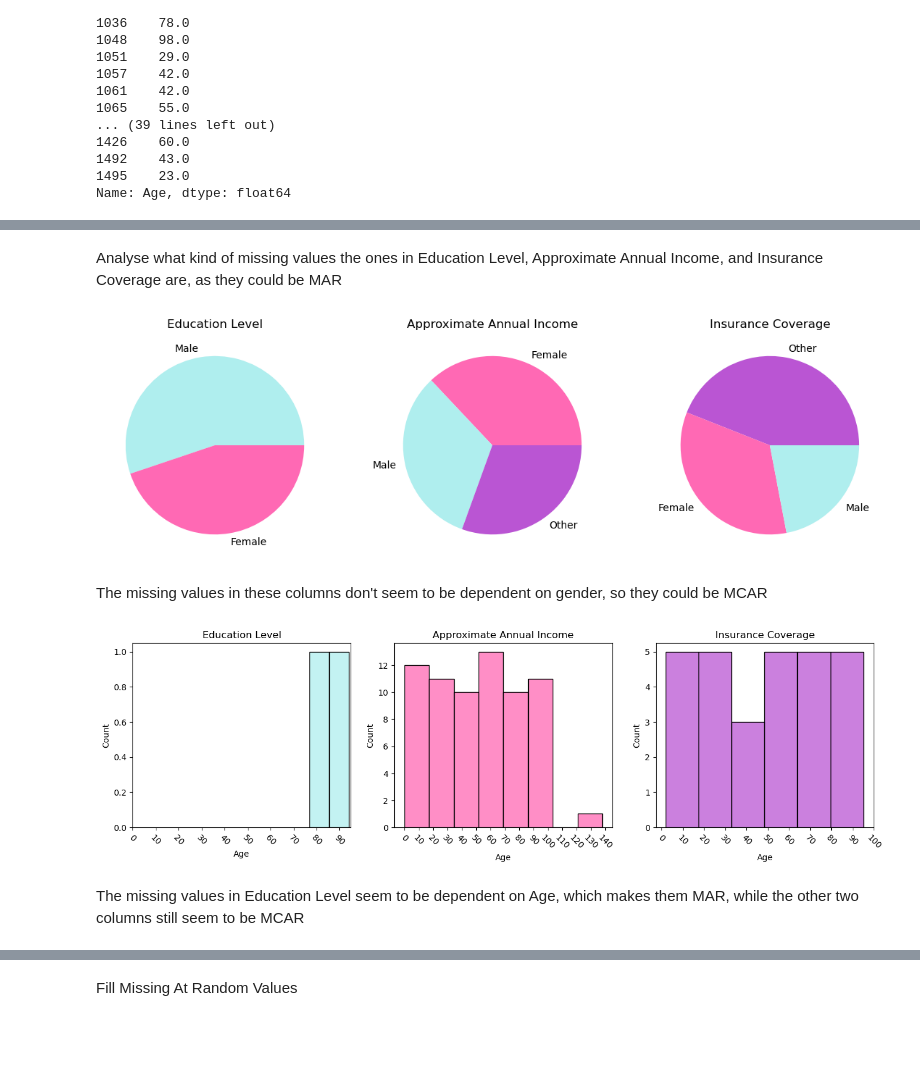
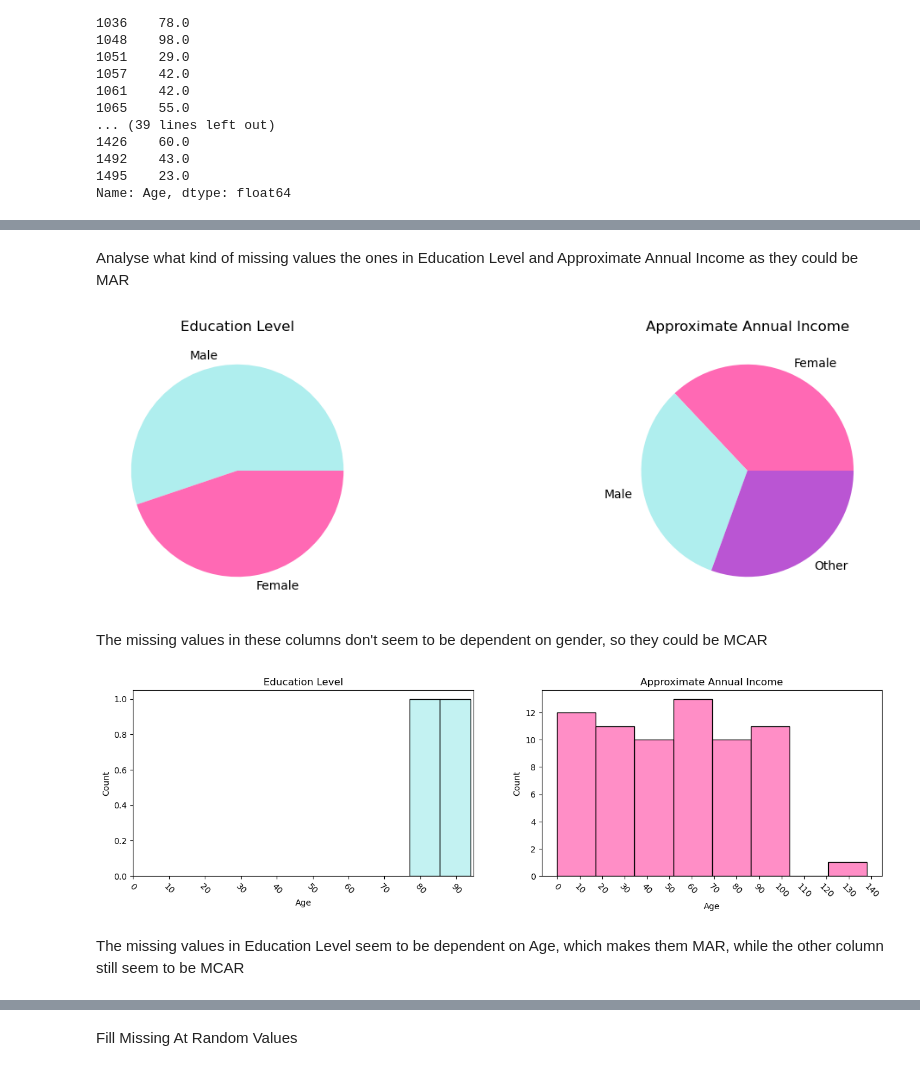
Before and after one commit to amdbsilva/pre-processing, a Jupyter notebook: projeto de datapreprocessing.ipynb, the cells around one changed output, grey strips where cells are left out. Cells and saved outputs as stored; diff of their text form; code cells hidden in the pictures; blank space fills up the shorter version.

Commit message:
missing values

```diff
--- a/projeto de datapreprocessing.ipynb
+++ b/projeto de datapreprocessing.ipynb
@@ -292,3 +274,5 @@ for patient_id in patients_with_nan_insurance_provider:
     provider = insurance_provider_of_patients.get(patient_id)
     if provider is not None:
         data.loc[patient_id, 'Insurance Provider'] = provider
+    else:
+        data.loc[patient_id, 'Insurance Provider'] = 'None'
@@ -315,2 +278,0 @@ memory usage: 1.5+ MB
-# %%
-data['Insurance Provider'] = data['Insurance Provider'].fillna('None')
@@ -336,0 +301,6 @@ memory usage: 1.5+ MB
+# %%
+patients_with_insurance_provider = data.index[~data['Insurance Provider'].isna()].unique()
+patients_rows_has_insurance_provider = data.loc[data.index.isin(patients_with_insurance_provider)]
+# %%
+for patient_id in patients_rows_has_insurance_provider.index:
+    data.loc[patient_id, 'Insurance Coverage'] = 0.0
@@ -337,30 +376,30 @@ memory usage: 1.5+ MB
 # %% [markdown]
-Analyse what kind of missing values the ones in Education Level, Approximate Annual Income, and Insurance Coverage are, as they could be MAR
+Analyse what kind of missing values the ones in Education Level and Approximate Annual Income as they could be MAR
 # %%
-na_analysis = data[['Gender', 'Education Level', 'Approximate Annual Income', 'Insurance Coverage']].fillna('Empty')
-fig, (ax1,ax2,ax3) = plt.subplots(1,3, figsize=(14,4))
+na_analysis = data[['Gender', 'Education Level', 'Approximate Annual Income']].fillna('Empty')
+fig, (ax1,ax2) = plt.subplots(1,2, figsize=(14,4))
 pie_colors = {'Male': 'paleturquoise', 'Female': 'hotpink', 'Other': 'mediumorchid'}
 
-for i in range(3):
-    ax = [ax1,ax2,ax3][i]
-    col = ['Education Level', 'Approximate Annual Income', 'Insurance Coverage'][i]
+for i in range(2):
+    ax = [ax1,ax2][i]
+    col = ['Education Level', 'Approximate Annual Income'][i]
     pie_data = na_analysis[na_analysis[col]=='Empty']['Gender'].value_counts().reset_index()
     colors = [pie_colors[label] for label in pie_data['Gender']]
     ax.pie(pie_data.iloc[:,1], labels=pie_data.iloc[:,0], colors=colors)
     ax.set_title(col)
 plt.show()
 # %% [output]
-[figure, old version]
+[figure, new version]
 # %% [markdown]
 The missing values in these columns don't seem to be dependent on gender, so they could be MCAR
 # %%
-na_analysis = data[['Age', 'Education Level', 'Approximate Annual Income', 'Insurance Coverage']].fillna('Empty')
-fig, (ax1,ax2,ax3) = plt.subplots(1,3, figsize=(16,4))
+na_analysis = data[['Age', 'Education Level', 'Approximate Annual Income']].fillna('Empty')
+fig, (ax1,ax2) = plt.subplots(1,2, figsize=(16,4))
 colors=['paleturquoise', 'hotpink', 'mediumorchid']
 
-for i in range(3):
-    ax = [ax1,ax2,ax3][i]
-    col = ['Education Level', 'Approximate Annual Income', 'Insurance Coverage'][i]
+for i in range(2):
+    ax = [ax1,ax2][i]
+    col = ['Education Level', 'Approximate Annual Income'][i]
     hist_data = na_analysis[na_analysis[col]=='Empty']['Age'].value_counts().reset_index()
     sns.histplot(hist_data, ax=ax, x='Age', color=colors[i])
     ax.set_xticks(np.arange(0,hist_data.sort_values(by='Age').iloc[-1,0]+6,10))
@@ -368,6 +407,6 @@ for i in range(3):
     ax.set_title(col)
 plt.show()
 # %% [output]
-[figure, old version]
+[figure, new version]
 # %% [markdown]
-The missing values in Education Level seem to be dependent on Age, which makes them MAR, while the other two columns still seem to be MCAR
+The missing values in Education Level seem to be dependent on Age, which makes them MAR, while the other column still seem to be MCAR
```
Also changed, not shown: parts of 60 cells of this notebook.
